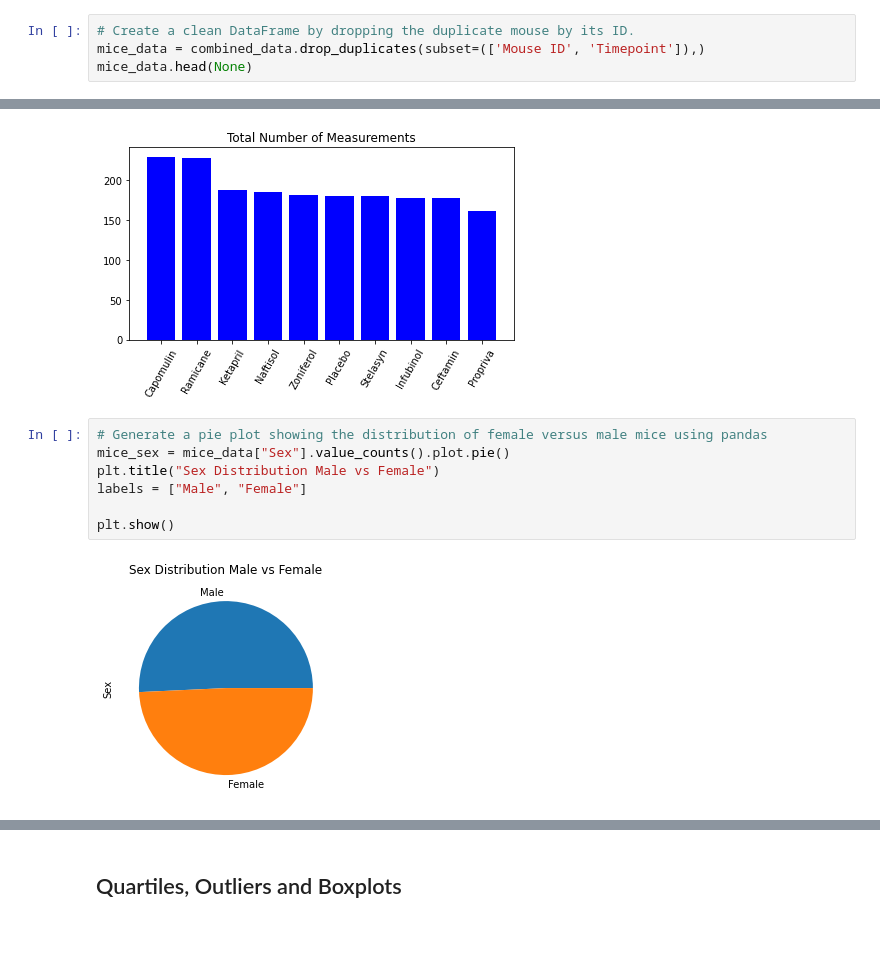
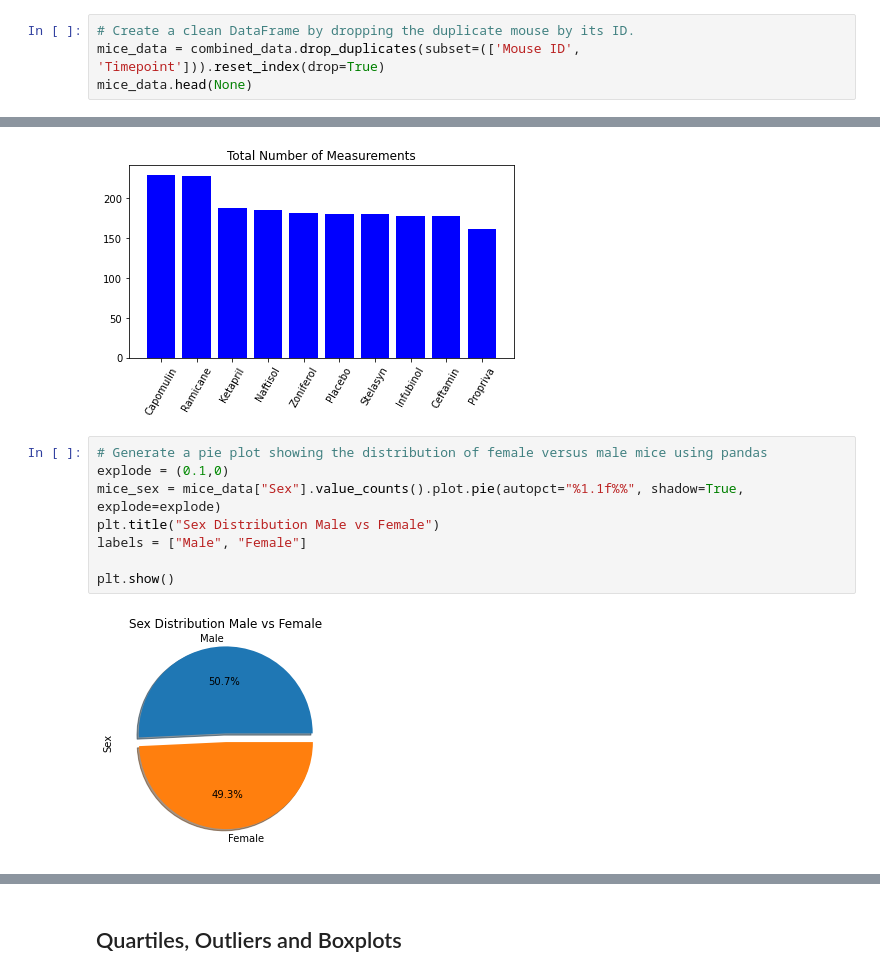
Before and after one commit to sustainedtang/matplotlib-challenge-, a Jupyter notebook: pymaceuticals_starter.ipynb, the cells around one changed output, grey strips where cells are left out. Cells and saved outputs as stored; diff of their text form; blank space fills up the shorter version.

```diff
--- a/pymaceuticals_starter.ipynb
+++ b/pymaceuticals_starter.ipynb
@@ -72,6 +75,6 @@ duplicates_mice
 # %%
 # Create a clean DataFrame by dropping the duplicate mouse by its ID.
-mice_data = combined_data.drop_duplicates(subset=(['Mouse ID', 'Timepoint']),)
+mice_data = combined_data.drop_duplicates(subset=(['Mouse ID', 'Timepoint'])).reset_index(drop=True)
 mice_data.head(None)
 # %% [output]
 |  | Mouse ID | Drug Regimen | Sex | Age_months | Weight (g) | Timepoint | Tumor Volume (mm3) | ... |
@@ -168,13 +165,14 @@ plt.show()
 [figure]
 # %%
 # Generate a pie plot showing the distribution of female versus male mice using pandas
-mice_sex = mice_data["Sex"].value_counts().plot.pie()
+explode = (0.1,0)
+mice_sex = mice_data["Sex"].value_counts().plot.pie(autopct="%1.1f%%", shadow=True, explode=explode)
 plt.title("Sex Distribution Male vs Female")
 labels = ["Male", "Female"]
 
 plt.show()
 # %% [output]
-[figure, old version]
+[figure, new version]
 # %%
 # Generate a pie plot showing the distribution of female versus male mice using pyplot
 
```
Also changed, not shown: parts of 9 cells of this notebook.
